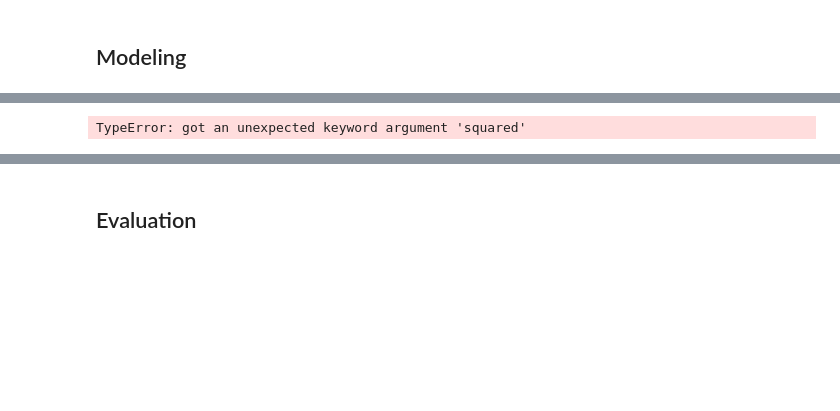
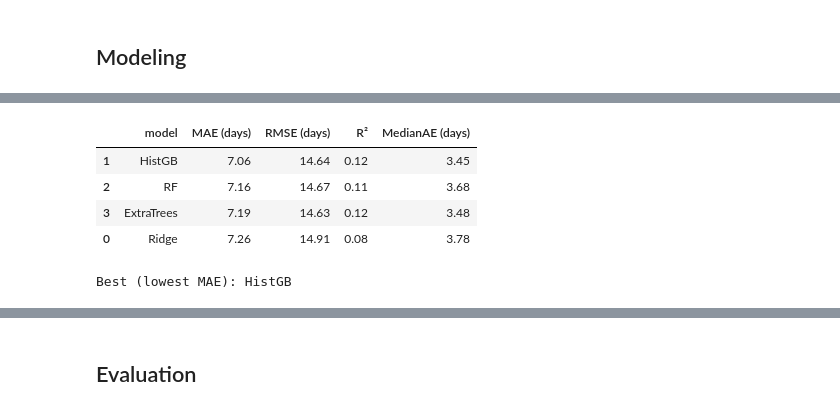
Before and after one commit to morawia/hospital-los, a Jupyter notebook: notebook/BI-hospital-los_251201.ipynb, the cells around one changed output, grey strips where cells are left out. Cells and saved outputs as stored; diff of their text form; code cells hidden in the pictures; blank space fills up the shorter version.

```diff
--- a/notebook/BI-hospital-los_251201.ipynb
+++ b/notebook/BI-hospital-los_251201.ipynb
@@ -3164,32 +3156,43 @@ Note: you may need to restart the kernel to use updated packages.
 # %%
 # experiment
 
 from sklearn.linear_model import Ridge
 from sklearn.ensemble import HistGradientBoostingRegressor, RandomForestRegressor, ExtraTreesRegressor
 from sklearn.metrics import mean_absolute_error, mean_squared_error, r2_score
 
 # expects: X_train, X_test, y_train, y_test  (y in DAYS)
 models = {
     "Ridge": Ridge(alpha=1.0),
     "HistGB": HistGradientBoostingRegressor(random_state=42),
     "RF": RandomForestRegressor(n_estimators=500, random_state=42, n_jobs=-1),
     "ExtraTrees": ExtraTreesRegressor(n_estimators=500, random_state=42, n_jobs=-1),
 }
 
 rows = []
+y_test_days = np.expm1(y_test)
 for name, m in models.items():
     m.fit(X_train, y_train)
-    pred = m.predict(X_test)
+    pred_log = m.predict(X_test)
+    pred_days = np.expm1(pred_log)
+
+    mse = mean_squared_error(y_test_days, pred_days)
+    rmse = np.sqrt(mse)
+
     rows.append({
         "model": name,
-        "MAE (days)": mean_absolute_error(y_test, pred),
-        "RMSE (days)": mean_squared_error(y_test, pred, squared=False),
-        "R²": r2_score(y_test, pred),
-        "MedianAE (days)": np.median(np.abs(y_test - pred)),
+        "MAE (days)": mean_absolute_error(y_test_days, pred_days),
+        "RMSE (days)": rmse,
+        "R²": r2_score(y_test_days, pred_days),
+        "MedianAE (days)": np.median(np.abs(y_test_days - pred_days)),
     })
 
 res = pd.DataFrame(rows).sort_values("MAE (days)")
 display(res.round(2))
 print("Best (lowest MAE):", res.iloc[0]["model"])
 # %% [output]
+|  | model | MAE (days) | RMSE (days) | R² | MedianAE (days) |
+| 1 | HistGB | 7.06 | 14.64 | 0.12 | 3.45 |
+| 2 | RF | 7.16 | 14.67 | 0.11 | 3.68 |
+| 3 | ExtraTrees | 7.19 | 14.63 | 0.12 | 3.48 |
+| 0 | Ridge | 7.26 | 14.91 | 0.08 | 3.78 |
-TypeError: got an unexpected keyword argument 'squared'
+Best (lowest MAE): HistGB
```
Also changed, not shown: parts of 5 cells of this notebook.
